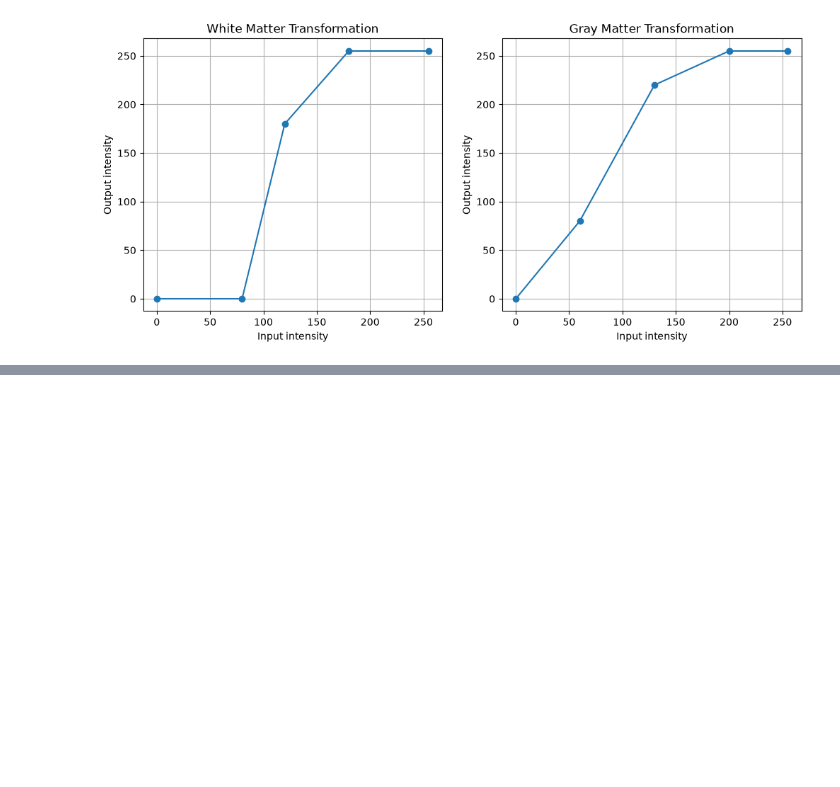
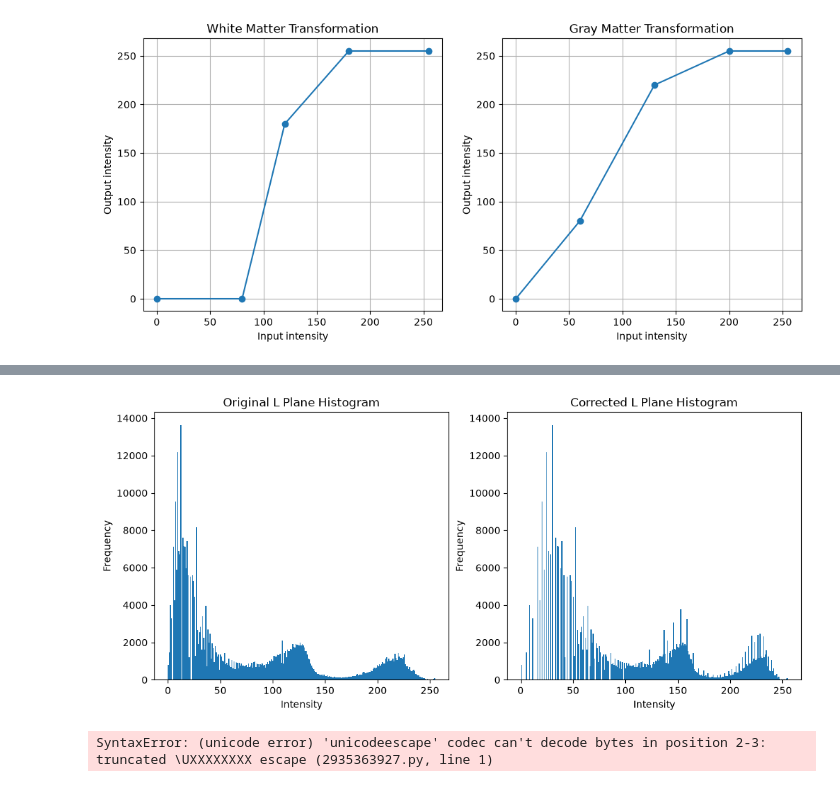
Before and after one commit to gunasekaraks/-Intensity-Transformations-and-Neighborhood-Filtering, a Jupyter notebook: Untitled-1.ipynb, the cells around one changed output, grey strips where cells are left out. Saved outputs shown, nothing was run; the diff lists cells and outputs as text; code cells hidden in the pictures; blank space fills up the shorter version.

```diff
--- a/Untitled-1.ipynb
+++ b/Untitled-1.ipynb
@@ -271,0 +303,36 @@ SyntaxError: (unicode error) 'unicodeescape' codec can't decode bytes in positio
+# %%
+plt.figure(figsize=(12, 5))
+
+plt.subplot(1, 2, 1)
+plt.hist(L.flatten(), bins=256, range=(0, 255))
+plt.title("Original L Plane Histogram")
+plt.xlabel("Intensity")
+plt.ylabel("Frequency")
+
+plt.subplot(1, 2, 2)
+plt.hist(L_corrected.flatten(), bins=256, range=(0, 255))
+plt.title("Corrected L Plane Histogram")
+plt.xlabel("Intensity")
+plt.ylabel("Frequency")
+
+plt.show()
+# %% [output]
+[figure, added]
+# %%
+img = cv2.imread("images/WhatsApp Image 2026-09-09 at 20.02.441.jpeg")
+
+
+
+if img is None:
+
+    raise FileNotFoundError("Could not find images/WhatsApp Image 2026-09-09 at 20.02.441.jpeg")
+
+
+
+hsv = cv2.cvtColor(img, cv2.COLOR_BGR2HSV)
+
+
+
+H, S, V = cv2.split(hsv)
+# %% [output]
+SyntaxError: (unicode error) 'unicodeescape' codec can't decode bytes in position 2-3: truncated \UXXXXXXXX escape (2935363927.py, line 1)
```
Also changed, not shown: parts of 4 cells of this notebook.
